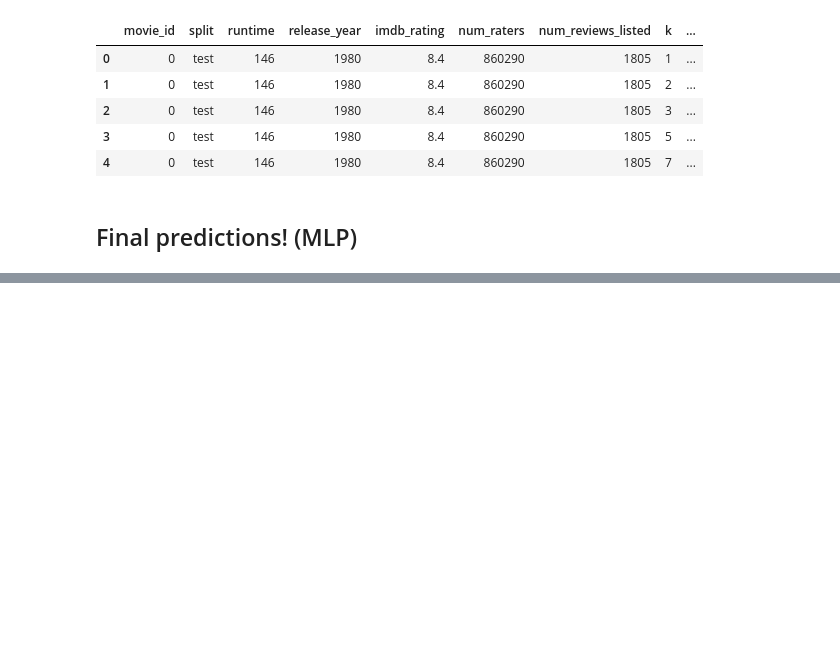
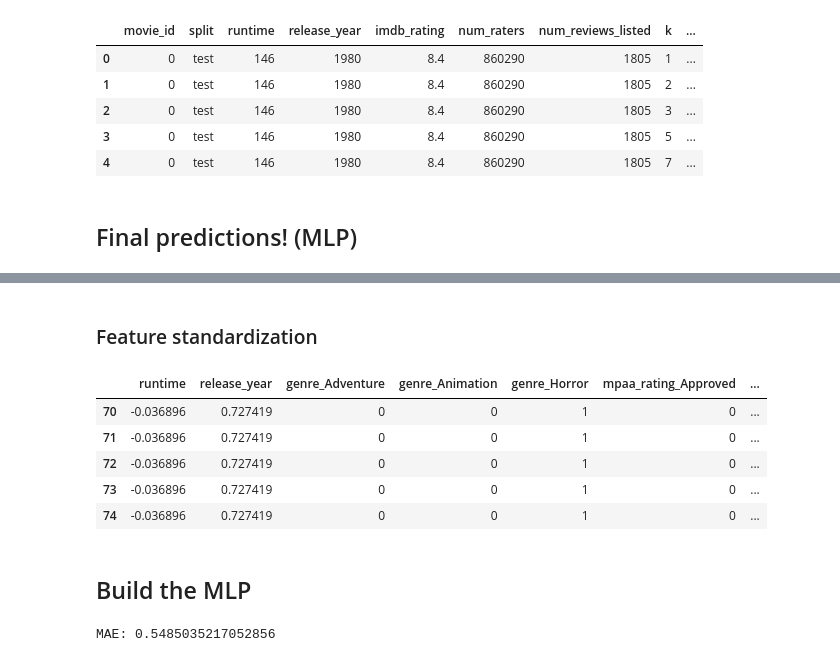
Before and after one commit to angml/ML2_Project, a Jupyter notebook: project_file.ipynb, the cells around one changed output, grey strips where cells are left out. Saved outputs shown, nothing was run; the diff lists cells and outputs as text; code cells hidden in the pictures; blank space fills up the shorter version.

Commit message:
Started building MLP

```diff
--- a/project_file.ipynb
+++ b/project_file.ipynb
@@ -598,0 +610,17 @@ mlp_base.head()
+# %%
+# copy of the existing MLP dataset
+mlp_data = mlp_base.copy()
+
+metadata_cols = [
+    'runtime',
+    'release_year'
+] + [col for col in mlp_data.columns
+     if col.startswith(('genre_', 'mpaa_rating_'))]
+X = mlp_data[metadata_cols]
+y = mlp_data['imdb_rating']
+
+print("X shape:", X.shape)
+print("y shape:", y.shape)
+
+
+#print(mlp_data['split'].value_counts())
@@ -598,0 +634,50 @@ mlp_base.head()
+# %%
+# use existing data splits
+mlp_fit_rows = mlp_data['split'] == 'mlp_train'
+mlp_val_rows = mlp_data['split'] == 'validation'
+mlp_test_rows = mlp_data['split'] == 'test'
+
+# split input features
+X_mlp_fit = X.loc[mlp_fit_rows].copy()
+X_mlp_val = X.loc[mlp_val_rows].copy()
+X_mlp_test = X.loc[mlp_test_rows].copy()
+
+# split target ratings
+y_mlp_fit = y.loc[mlp_fit_rows].copy()
+y_mlp_val = y.loc[mlp_val_rows].copy()
+y_mlp_test = y.loc[mlp_test_rows].copy()
+# %% [markdown]
+### Feature standardization
+# %%
+# standardize numerical features
+numeric_cols = ['runtime', 'release_year']
+scaler = StandardScaler()
+
+# fit scaler on training data
+X_mlp_fit[numeric_cols] = scaler.fit_transform(X_mlp_fit[numeric_cols])
+
+# apply to validation and test data
+X_mlp_val[numeric_cols] = scaler.transform(X_mlp_val[numeric_cols])
+X_mlp_test[numeric_cols] = scaler.transform(X_mlp_test[numeric_cols])
+
+X_mlp_fit.head()
+# %% [output]
+|  | runtime | release_year | genre_Adventure | genre_Animation | genre_Horror | mpaa_rating_Approved | ... |
+| 70 | -0.036896 | 0.727419 | 0 | 0 | 1 | 0 | ... |
+| 71 | -0.036896 | 0.727419 | 0 | 0 | 1 | 0 | ... |
+| 72 | -0.036896 | 0.727419 | 0 | 0 | 1 | 0 | ... |
+| 73 | -0.036896 | 0.727419 | 0 | 0 | 1 | 0 | ... |
+| 74 | -0.036896 | 0.727419 | 0 | 0 | 1 | 0 | ... |
+# %% [markdown]
+## Build the MLP
+# %%
+# build metadata-only MLP
+mlp_metadata = MLPRegressor(
+    hidden_layer_sizes=(2,),activation='relu',learning_rate_init=0.01,max_iter=400,random_state=12).fit(X_mlp_fit, y_mlp_fit)
+
+# predict validation ratings
+y_mlp_pred = mlp_metadata.predict(X_mlp_val)
+
+print("MAE:", mean_absolute_error(y_mlp_val, y_mlp_pred))
+# %% [output]
+MAE: 0.5485035217052856
```
Also changed, not shown: parts of 11 cells of this notebook.
